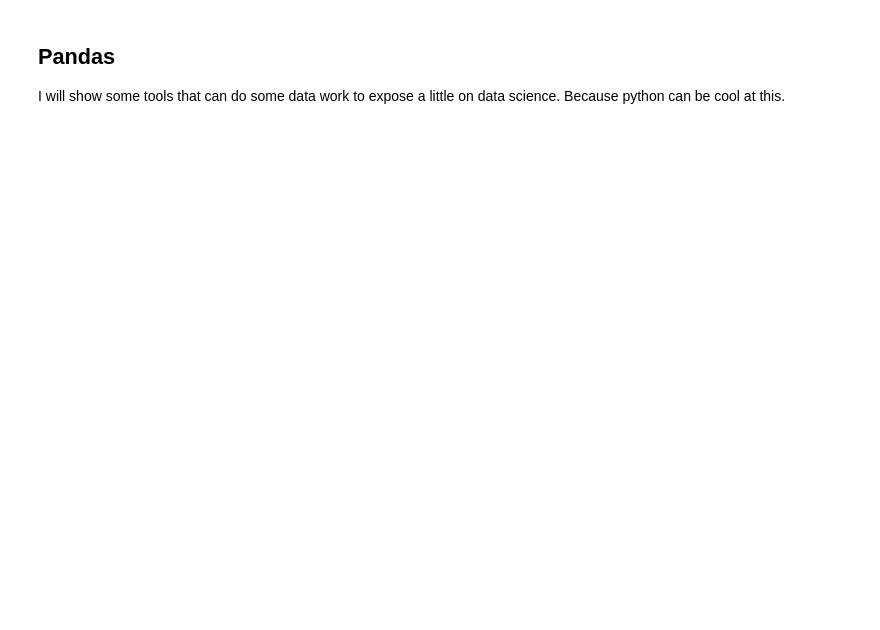
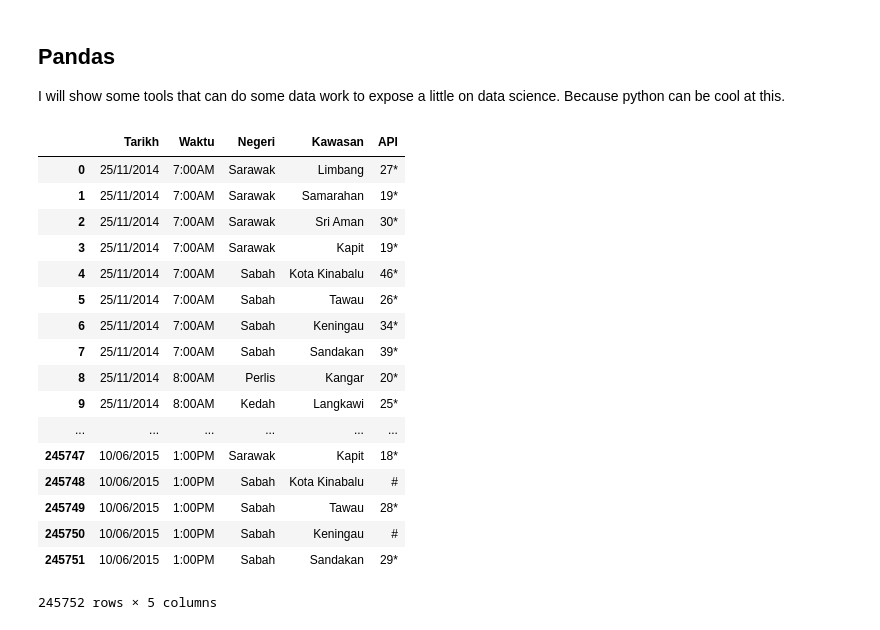
Before and after one commit to sweemeng/codingshophouse-python-basic-2017, a Jupyter notebook: Cool third party liibrary.ipynb, the cells around one changed output. Saved outputs shown, nothing was run; the diff lists cells and outputs as text; code cells hidden in the pictures; blank space fills up the shorter version.

```diff
--- a/Cool third party liibrary.ipynb
+++ b/Cool third party liibrary.ipynb
@@ -48,6 +63,25 @@ I will show some tools that can do some data work to expose a little on data sci
 # %%
 import pandas
 pd = pandas.read_csv("16-bacaanipu2014-2015.csv")
-print(pd)
+pd
+# %% [output]
+|  | Tarikh | Waktu | Negeri | Kawasan | API |
+| 0 | 25/11/2014 | 7:00AM | Sarawak | Limbang | 27* |
+| 1 | 25/11/2014 | 7:00AM | Sarawak | Samarahan | 19* |
+| 2 | 25/11/2014 | 7:00AM | Sarawak | Sri Aman | 30* |
+| 3 | 25/11/2014 | 7:00AM | Sarawak | Kapit | 19* |
+| 4 | 25/11/2014 | 7:00AM | Sabah | Kota Kinabalu | 46* |
+| 5 | 25/11/2014 | 7:00AM | Sabah | Tawau | 26* |
+| 6 | 25/11/2014 | 7:00AM | Sabah | Keningau | 34* |
+| 7 | 25/11/2014 | 7:00AM | Sabah | Sandakan | 39* |
+| 8 | 25/11/2014 | 8:00AM | Perlis | Kangar | 20* |
+| 9 | 25/11/2014 | 8:00AM | Kedah | Langkawi | 25* |
+| ... | ... | ... | ... | ... | ... |
+| 245747 | 10/06/2015 | 1:00PM | Sarawak | Kapit | 18* |
+| 245748 | 10/06/2015 | 1:00PM | Sabah | Kota Kinabalu | # |
+| 245749 | 10/06/2015 | 1:00PM | Sabah | Tawau | 28* |
+| 245750 | 10/06/2015 | 1:00PM | Sabah | Keningau | # |
+| 245751 | 10/06/2015 | 1:00PM | Sabah | Sandakan | 29* |
+245752 rows × 5 columns
 # %%
 print(pd["Negeri"].value_counts())
```
Also changed, not shown: parts of 14 cells of this notebook.
